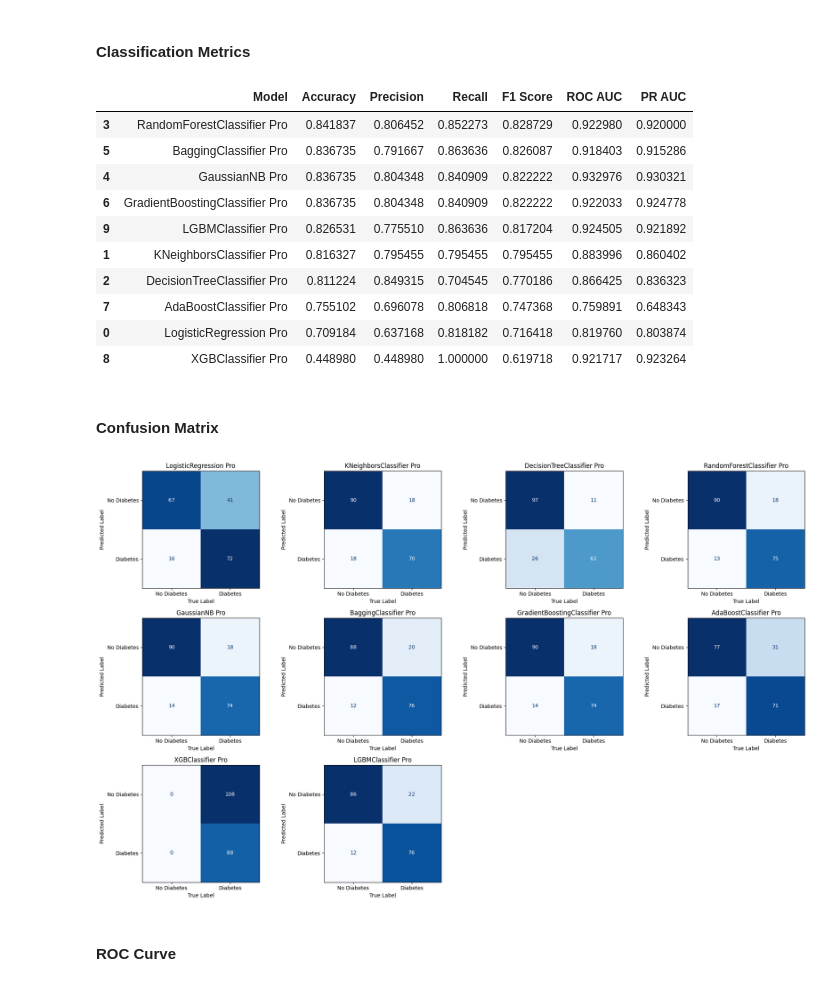
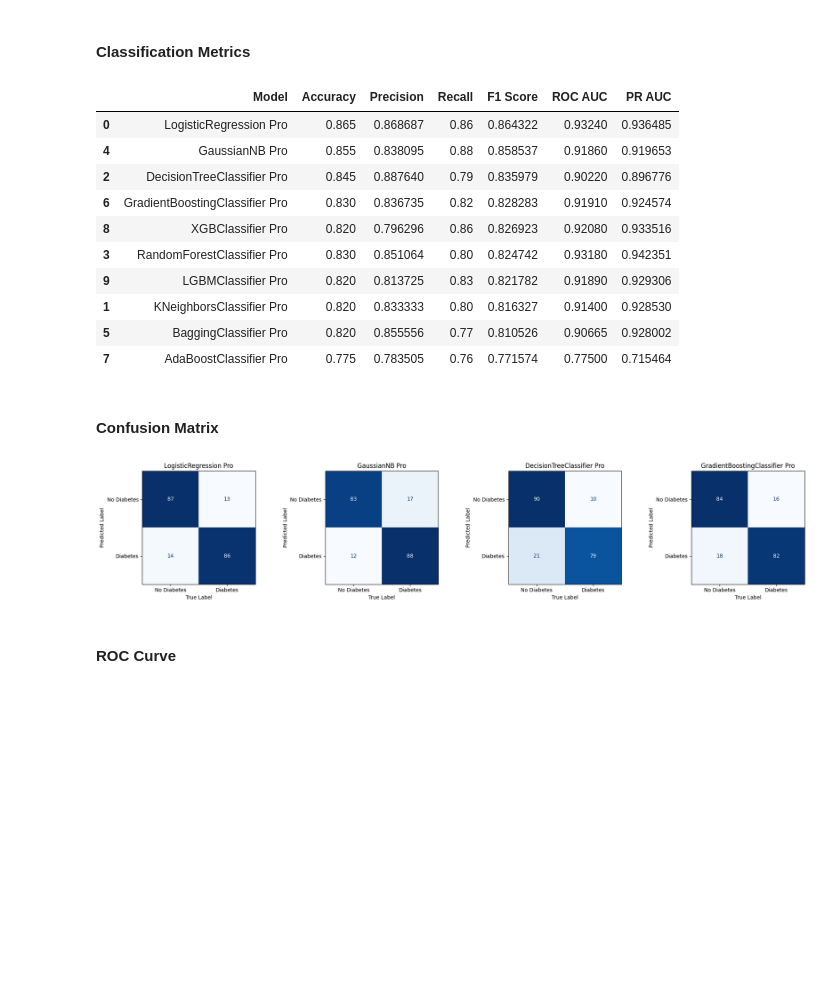
Before and after one commit to haroldeustaquio/Pima-Diabetes-Prediction, a Jupyter notebook: notebooks/03_model_optimization.ipynb, the cells around one changed output. Saved outputs shown, nothing was run; the diff lists cells and outputs as text; code cells hidden in the pictures; blank space fills up the shorter version.

```diff
--- a/notebooks/03_model_optimization.ipynb
+++ b/notebooks/03_model_optimization.ipynb
@@ -19,7 +19,7 @@ df = pd.read_csv('../data/processed/data_remove_yes_balance_yes_scale_no.csv')
 # %% [markdown]
 ## Model Optimization
 # %%
-x_train, x_test, y_train, y_test = train_test_split(df.drop(columns='outcome'), df['outcome'], test_size=0.2, random_state=42)
+x_train, x_test, y_train, y_test = train_test_split(df.drop(columns='outcome'), df['outcome'], test_size=0.2, stratify=df['outcome'], random_state=42)
 # %% [markdown]
 ### Hyperparameter Tuning
 # %%
@@ -44,12 +44,14 @@ param_grids = {
         "splitter": ["best", "random"],
     },
     "RandomForestClassifier": {
-        "n_estimators": [50, 100, 150, 200],
-        "max_depth": [None, 10, 15, 20],
-        "min_samples_split": [2, 5, 10],
-        "min_samples_leaf": [1, 2, 4],
-        "bootstrap": [True, False],
-        "criterion": ["gini", "entropy", "log_loss"],
+        "n_estimators": [100, 200, 300, 500],  # Valores más altos pueden estabilizar mejor el bosque
+        "max_depth": [None, 10, 20, 30, 50],   # Agrego más profundidad por si el dataset es complejo
+        "min_samples_split": [2, 5, 10],       # Está bien como está
+        "min_samples_leaf": [1, 2, 4],         # También bien, controla regularización
+        "max_features": ["sqrt", "log2", None], # Permite variar cómo se seleccionan features en cada split
+        "bootstrap": [True, False],           # OK
+        "criterion": ["gini", "entropy"],     # ⚠️ Elimina "log_loss" (solo funciona con `predict_proba`, y en RF no es común)
+        "class_weight": [None, "balanced"],   # Si tienes clases desbalanceadas, esto es muy útil
     },
     "GaussianNB": {
         "var_smoothing": [1e-9, 1e-8, 1e-7]
@@ -104,7 +106,7 @@ models = {
     "LGBMClassifier": LGBMClassifier(verbose=-1)
 }
 # %%
-classification_metrics_pro, proba_predictions_dict_pro, models_pro = f.classification_hyperparameter_tuning(x_train, y_train, x_test, y_test, models, param_grids, n_iter=100, cv=5, scoring='recall')
+classification_metrics_pro, proba_predictions_dict_pro, models_pro = f.classification_hyperparameter_tuning(x_train, y_train, x_test, y_test, models, param_grids, n_iter=100, cv=5, scoring='f1')
 # %% [output]
 Tuning hyperparameters for LogisticRegression...
 Best hyperparameters for LogisticRegression:
@@ -137,22 +133,24 @@ Best hyperparameters for LGBMClassifier:
 classification_metrics_pro.sort_values(by='F1 Score', ascending=False)
 # %% [output]
 |  | Model | Accuracy | Precision | Recall | F1 Score | ROC AUC | PR AUC |
-| 3 | RandomForestClassifier Pro | 0.841837 | 0.806452 | 0.852273 | 0.828729 | 0.922980 | 0.920000 |
-| 5 | BaggingClassifier Pro | 0.836735 | 0.791667 | 0.863636 | 0.826087 | 0.918403 | 0.915286 |
-| 4 | GaussianNB Pro | 0.836735 | 0.804348 | 0.840909 | 0.822222 | 0.932976 | 0.930321 |
-| 6 | GradientBoostingClassifier Pro | 0.836735 | 0.804348 | 0.840909 | 0.822222 | 0.922033 | 0.924778 |
-| 9 | LGBMClassifier Pro | 0.826531 | 0.775510 | 0.863636 | 0.817204 | 0.924505 | 0.921892 |
-| 1 | KNeighborsClassifier Pro | 0.816327 | 0.795455 | 0.795455 | 0.795455 | 0.883996 | 0.860402 |
-| 2 | DecisionTreeClassifier Pro | 0.811224 | 0.849315 | 0.704545 | 0.770186 | 0.866425 | 0.836323 |
-| 7 | AdaBoostClassifier Pro | 0.755102 | 0.696078 | 0.806818 | 0.747368 | 0.759891 | 0.648343 |
-| 0 | LogisticRegression Pro | 0.709184 | 0.637168 | 0.818182 | 0.716418 | 0.819760 | 0.803874 |
-| 8 | XGBClassifier Pro | 0.448980 | 0.448980 | 1.000000 | 0.619718 | 0.921717 | 0.923264 |
+| 0 | LogisticRegression Pro | 0.865 | 0.868687 | 0.86 | 0.864322 | 0.93240 | 0.936485 |
+| 4 | GaussianNB Pro | 0.855 | 0.838095 | 0.88 | 0.858537 | 0.91860 | 0.919653 |
+| 2 | DecisionTreeClassifier Pro | 0.845 | 0.887640 | 0.79 | 0.835979 | 0.90220 | 0.896776 |
+| 6 | GradientBoostingClassifier Pro | 0.830 | 0.836735 | 0.82 | 0.828283 | 0.91910 | 0.924574 |
+| 8 | XGBClassifier Pro | 0.820 | 0.796296 | 0.86 | 0.826923 | 0.92080 | 0.933516 |
+| 3 | RandomForestClassifier Pro | 0.830 | 0.851064 | 0.80 | 0.824742 | 0.93180 | 0.942351 |
+| 9 | LGBMClassifier Pro | 0.820 | 0.813725 | 0.83 | 0.821782 | 0.91890 | 0.929306 |
+| 1 | KNeighborsClassifier Pro | 0.820 | 0.833333 | 0.80 | 0.816327 | 0.91400 | 0.928530 |
+| 5 | BaggingClassifier Pro | 0.820 | 0.855556 | 0.77 | 0.810526 | 0.90665 | 0.928002 |
+| 7 | AdaBoostClassifier Pro | 0.775 | 0.783505 | 0.76 | 0.771574 | 0.77500 | 0.715464 |
+# %%
+best_models = classification_metrics_pro.sort_values(by='F1 Score', ascending=False).head(4)['Model'].values
 # %% [markdown]
 #### Confusion Matrix
 # %%
-f.display_confusion_matrix(proba_predictions_dict_pro ,labels=['No Diabetes', 'Diabetes'], cmap='Blues', models_per_row=4)
+f.display_confusion_matrix(proba_predictions_dict_pro, models = best_models, labels = ['No Diabetes', 'Diabetes'], cmap = 'Blues', models_per_row=4)
 # %% [output]
-[figure, old version]
+[figure, new version]
 # %% [markdown]
 #### ROC Curve
 # %%
```
Also changed, not shown: parts of 10 cells of this notebook, 7 other files.
